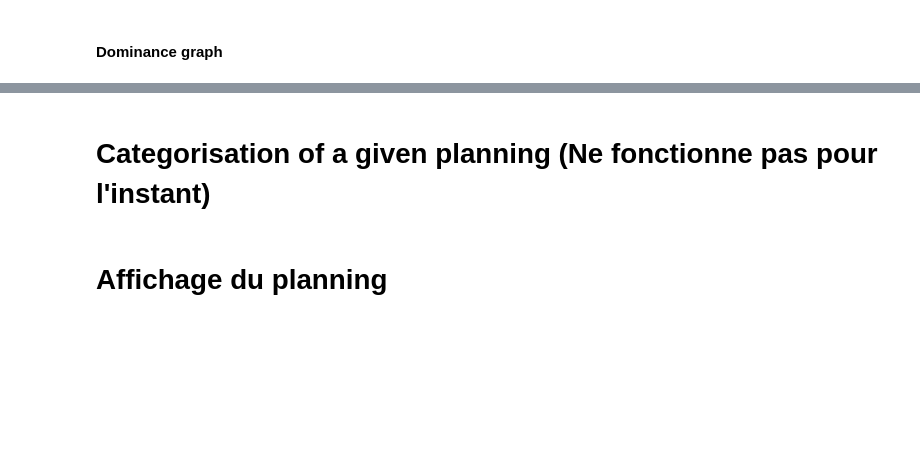
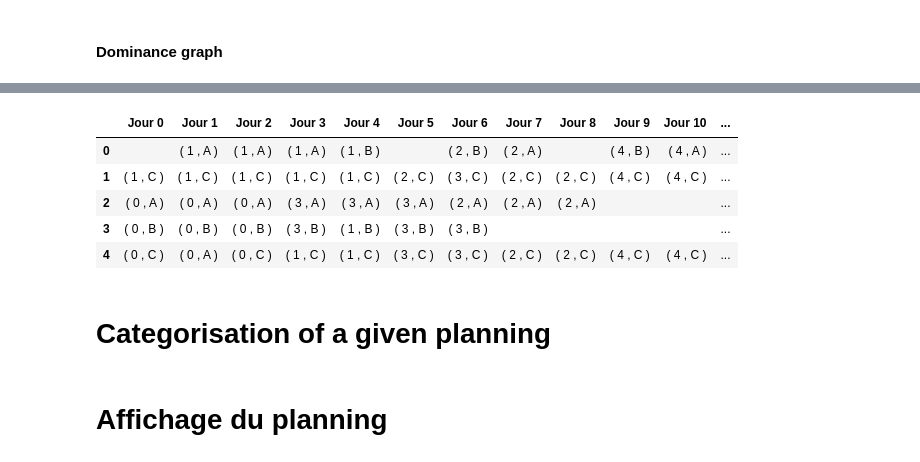
Before and after one commit to hitMaan351/SDP_Allocation_RH, a Jupyter notebook: projet.ipynb, the cells around one changed output, grey strips where cells are left out. Cells and saved outputs as stored; diff of their text form; code cells hidden in the pictures; blank space fills up the shorter version.

Commit message:
affichage planning

```diff
--- a/projet.ipynb
+++ b/projet.ipynb
@@ -229,5 +230,41 @@ Nombre de projet moyen par personne d'une solution 'moyenne' :  15.0
+# %%
+def days_list(h):
+    L=[]
+    for i in range(h):
+        L.append('Jour '+str(i))
+    return L
+
+def person_list(i,X):
+    L=[]
+    listeria=[]
+    for v in X.values():
+        listeria.append(v.X)
+    for day in range(h):
+        c_day=""
+        for projet in range(n):
+            for qualif in range(q):
+                if listeria[X[i, projet, qualif, day].index-X[0,0,0,0].index]==1:
+                    c_day=("( "+str(projet)+" , "+chr(65+qualif)+" )")
+        L.append(c_day)
+    return L
+
+def show_planning(X):
+    planning=pd.DataFrame(columns=days_list(h))
+    for i in range(p):
+        tt=pd.DataFrame([person_list(i,X)], columns=days_list(h), index=[i])
+        planning=planning.append(tt)
+    return planning
+
+show_planning(X)
+# %% [output]
+|  | Jour 0 | Jour 1 | Jour 2 | Jour 3 | Jour 4 | Jour 5 | Jour 6 | Jour 7 | Jour 8 | Jour 9 | Jour 10 | ... |
+| 0 |  | ( 1 , A ) | ( 1 , A ) | ( 1 , A ) | ( 1 , B ) |  | ( 2 , B ) | ( 2 , A ) |  | ( 4 , B ) | ( 4 , A ) | ... |
+| 1 | ( 1 , C ) | ( 1 , C ) | ( 1 , C ) | ( 1 , C ) | ( 1 , C ) | ( 2 , C ) | ( 3 , C ) | ( 2 , C ) | ( 2 , C ) | ( 4 , C ) | ( 4 , C ) | ... |
+| 2 | ( 0 , A ) | ( 0 , A ) | ( 0 , A ) | ( 3 , A ) | ( 3 , A ) | ( 3 , A ) | ( 2 , A ) | ( 2 , A ) | ( 2 , A ) |  |  | ... |
+| 3 | ( 0 , B ) | ( 0 , B ) | ( 0 , B ) | ( 3 , B ) | ( 1 , B ) | ( 3 , B ) | ( 3 , B ) |  |  |  |  | ... |
+| 4 | ( 0 , C ) | ( 0 , A ) | ( 0 , C ) | ( 1 , C ) | ( 1 , C ) | ( 3 , C ) | ( 3 , C ) | ( 2 , C ) | ( 2 , C ) | ( 4 , C ) | ( 4 , C ) | ... |
 # %% [markdown]
-# Categorisation of a given planning (Ne fonctionne pas pour l'instant)
+# Categorisation of a given planning
 # %%
 def get_profit_d():
     return sum(Y[j] * G[j] - L[j] * P[j] for j in range(n))
```
Also changed, not shown: parts of 5 cells of this notebook.
